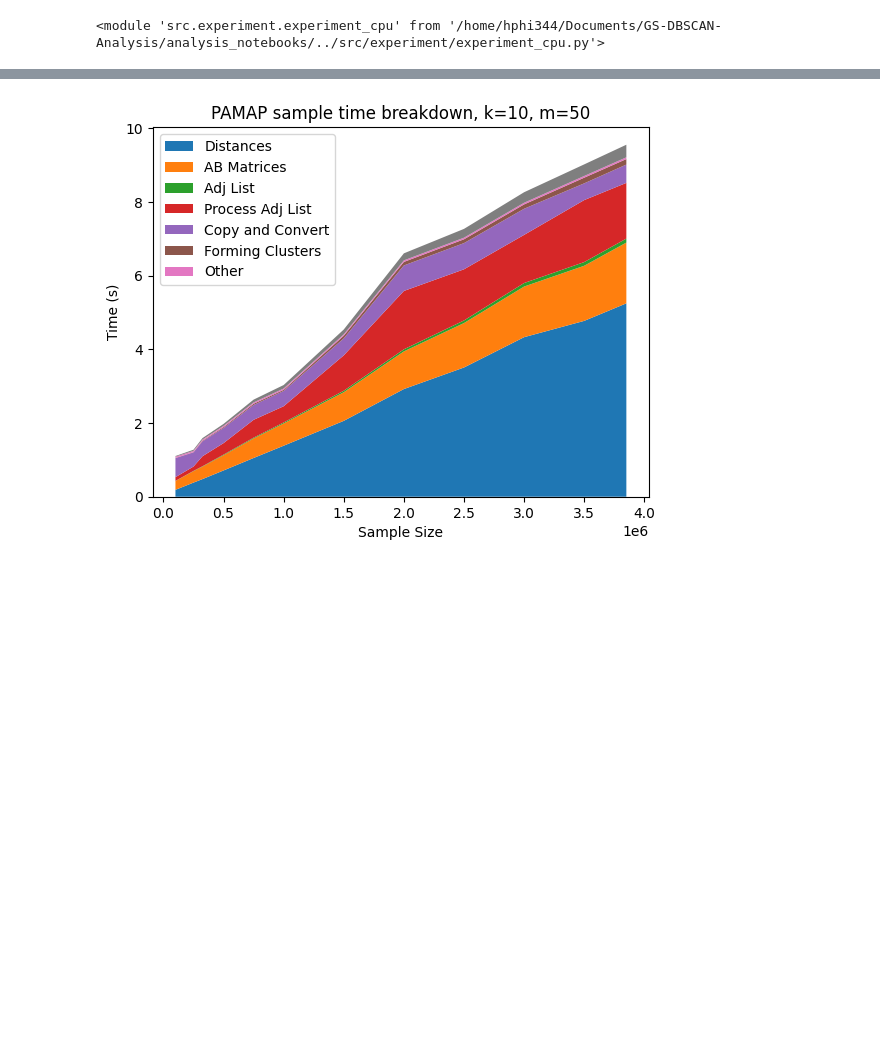
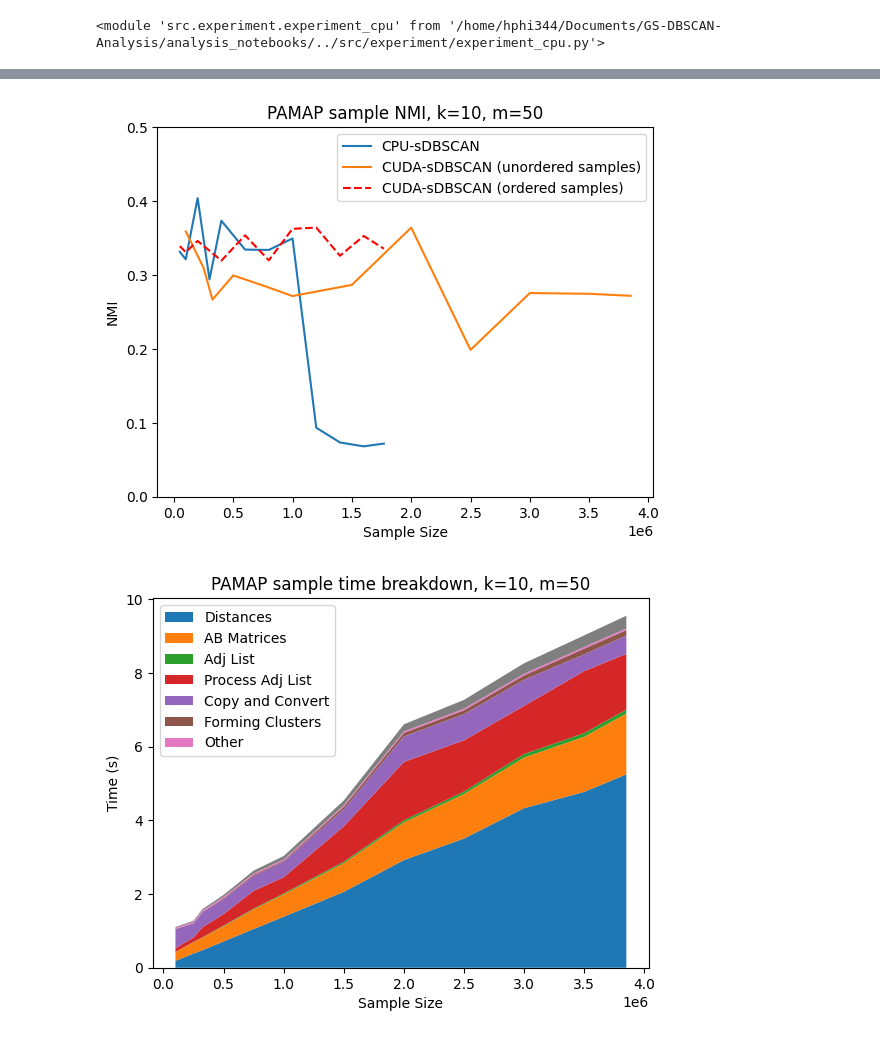
Before and after one commit to HugoPhibbs/GS-DBSCAN-Analysis, a Jupyter notebook: analysis_notebooks/pamap_analysis.ipynb, the cells around one changed output, grey strips where cells are left out. Drawn from its saved outputs; the diff is of its cells as text; code cells hidden in the pictures; blank space fills up the shorter version.

```diff
--- a/analysis_notebooks/pamap_analysis.ipynb
+++ b/analysis_notebooks/pamap_analysis.ipynb
@@ -77,0 +72,2 @@ plt.show()
+# %%
+results_df_ordered = pd.read_parquet(f"/home/hphi344/Documents/GS-DBSCAN-Analysis/results/pamap/samples/parquets/{parquet_name}_ordered.parquet")
@@ -78,3 +91,12 @@ plt.show()
+# %%
+fig, ax = su.plot_sample_nmi_results(results_df, title=f"PAMAP sample NMI, k={k}, m={m}")
+fig, ax = su.plot_sample_nmi_results(results_samples_cpu_df, title=f"PAMAP sample NMI, k={k}, m={m}", ax=ax, fig=fig)
+fig, ax = su.plot_sample_nmi_results(results_df_ordered, title=f"PAMAP sample NMI, k={k}, m={m}", ax=ax, fig=fig, linestyle="--", color="red")
+plt.legend(["CPU-sDBSCAN", "CUDA-sDBSCAN (unordered samples)", "CUDA-sDBSCAN (ordered samples)"])
+plt.savefig("PAMAP_sample_nmi-ordered_comparison.png", dpi=300)
+plt.show()
+# %% [output]
+[figure, added]
 # %%
 fig, ax = su.plot_sample_time_breakdown(results_df, save_file="PAMAP_sample_time_breakdown.png", title=f"PAMAP sample time breakdown, k={k}, m={m}")
 # %% [output]
```
Also changed, not shown: parts of 12 cells of this notebook, 25 other files.
